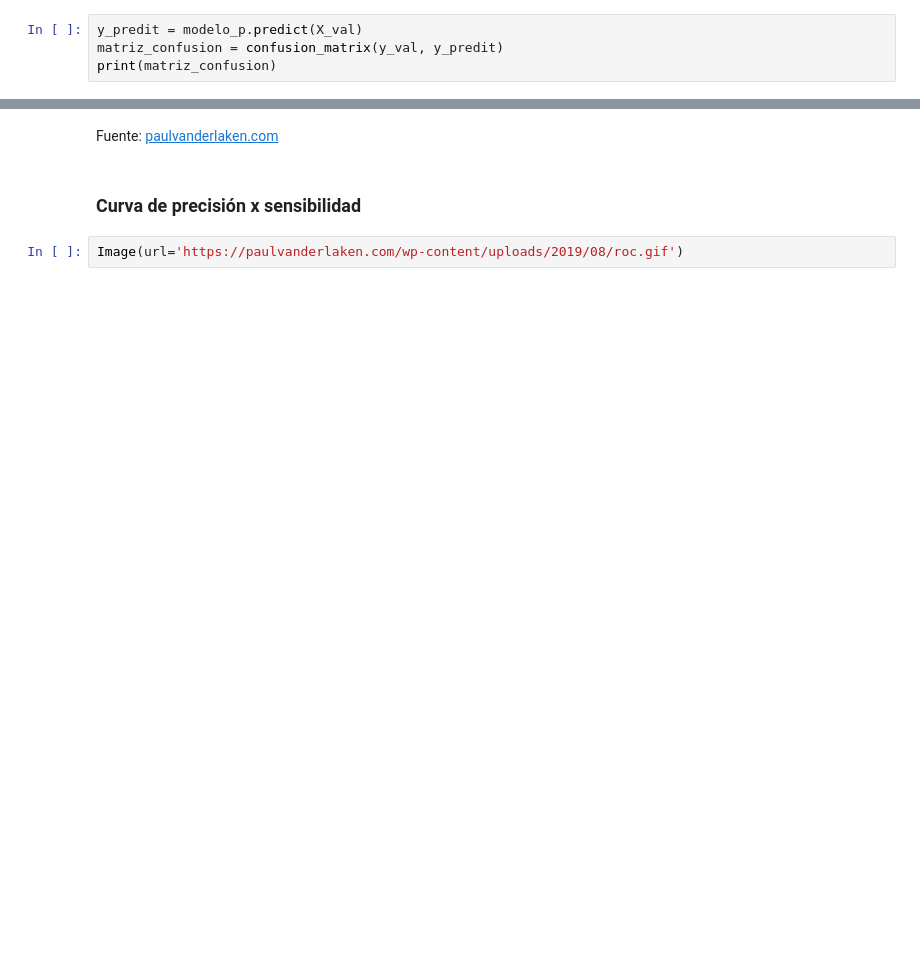
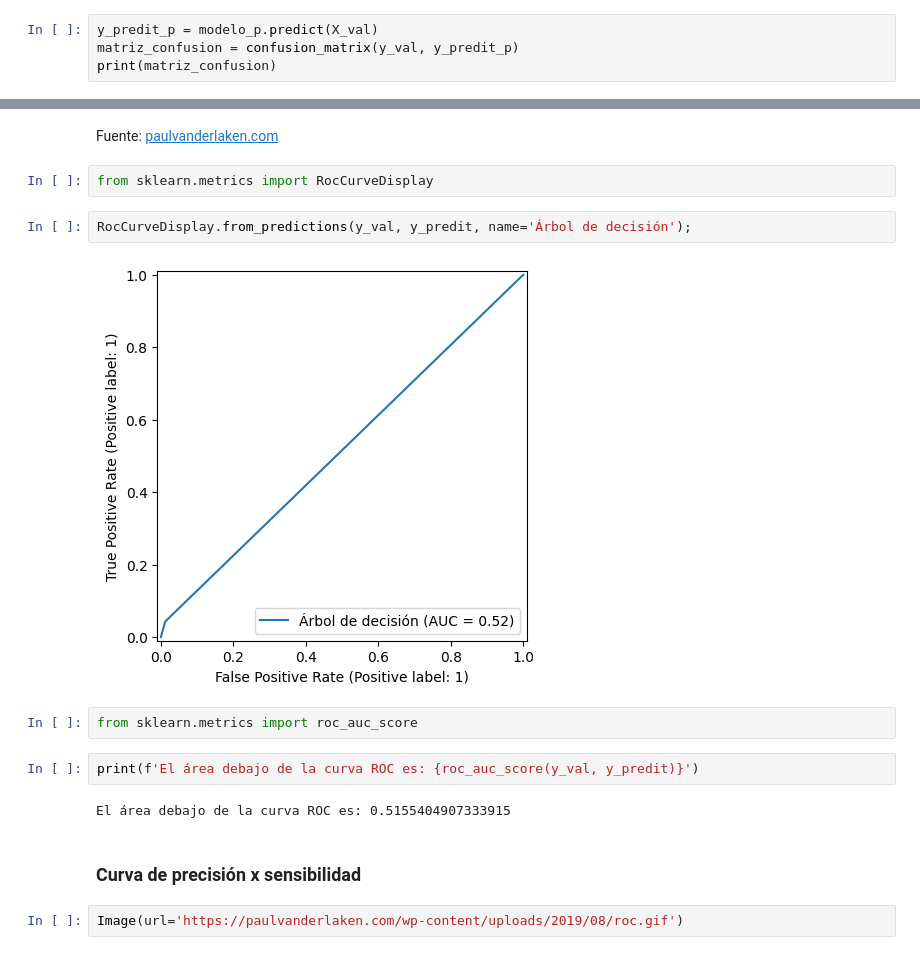
Before and after one commit to Cristiand056/Estadisticas-y-Machine-Learning-G8---ONE, a Jupyter notebook: Clasificacion_validacion_y_metricas.ipynb, the cells around one changed output, grey strips where cells are left out. Cells and saved outputs as stored; diff of their text form; blank space fills up the shorter version.

```diff
--- a/Clasificacion_validacion_y_metricas.ipynb
+++ b/Clasificacion_validacion_y_metricas.ipynb
@@ -146,8 +148,8 @@ print(f'La exactitud con el conjunto de entrenamiento es de {modelo_p.score(X_va
 La exactitud con el conjunto de entrenamiento es de 0.9166085946573751
 La exactitud con el conjunto de entrenamiento es de 0.9054089365037888
 # %%
-y_predit = modelo_p.predict(X_val)
-matriz_confusion = confusion_matrix(y_val, y_predit)
+y_predit_p = modelo_p.predict(X_val)
+matriz_confusion = confusion_matrix(y_val, y_predit_p)
 print(matriz_confusion)
 # %% [output]
 [[10479     0]
@@ -247,6 +264,18 @@ Image(url='https://raw.githubusercontent.com/dariyasydykova/open_projects/master
 [interactive output not drawn]
 # %% [markdown]
 Fuente: [paulvanderlaken.com](https://paulvanderlaken.com/2019/08/16/roc-auc-precision-and-recall-visually-explained/)
+# %%
+from sklearn.metrics import RocCurveDisplay
+# %%
+RocCurveDisplay.from_predictions(y_val, y_predit, name='Árbol de decisión');
+# %% [output]
+[figure, added]
+# %%
+from sklearn.metrics import roc_auc_score
+# %%
+print(f'El área debajo de la curva ROC es: {roc_auc_score(y_val, y_predit)}')
+# %% [output]
+El área debajo de la curva ROC es: 0.5155404907333915
 # %% [markdown]
 ### Curva de  precisión x sensibilidad
 # %%
```
Also changed, not shown: parts of 25 cells of this notebook.
